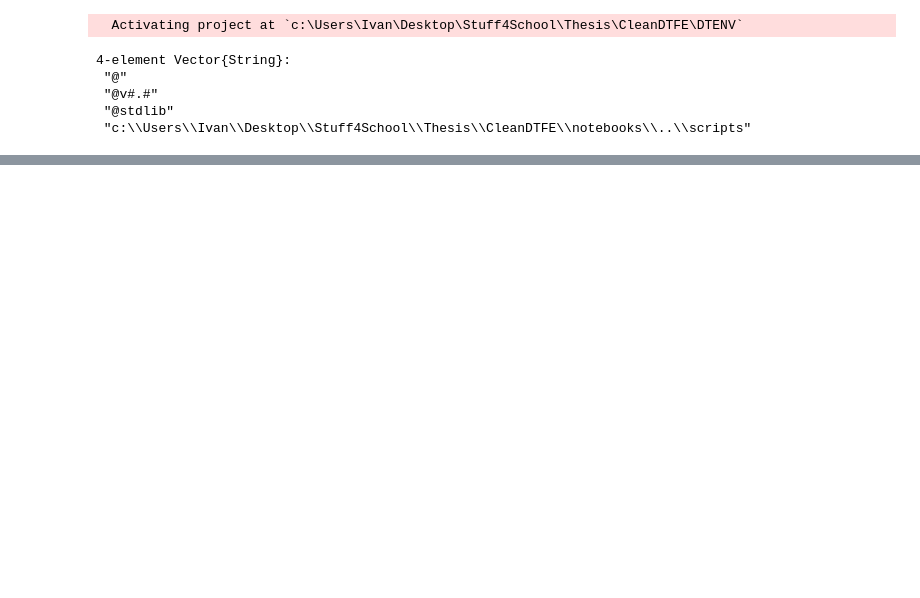
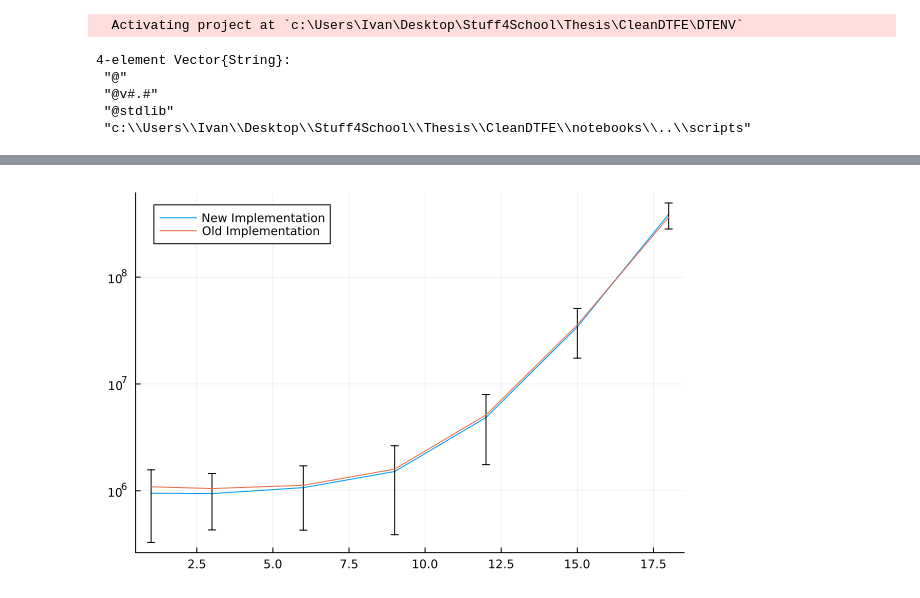
Before and after one commit to ispirovjr/CosmoDTFE.jl, a Jupyter notebook: notebooks/UpgradingBVH.ipynb, the cells around one changed output, grey strips where cells are left out. Cells and saved outputs as stored; diff of their text form; code cells hidden in the pictures; blank space fills up the shorter version.

```diff
--- a/notebooks/UpgradingBVH.ipynb
+++ b/notebooks/UpgradingBVH.ipynb
@@ -115,0 +232,6 @@ end
+# %%
+plot = Plots.plot(T,timeNew,yerr=errNew,yscale=:log10,label="New Implementation")
+Plots.plot!(T,timeClassic,yscale=:log10,label="Old Implementation")
+plot
+# %% [output]
+[figure, added]
```
Also changed, not shown: parts of 9 cells of this notebook, 1 other file.
